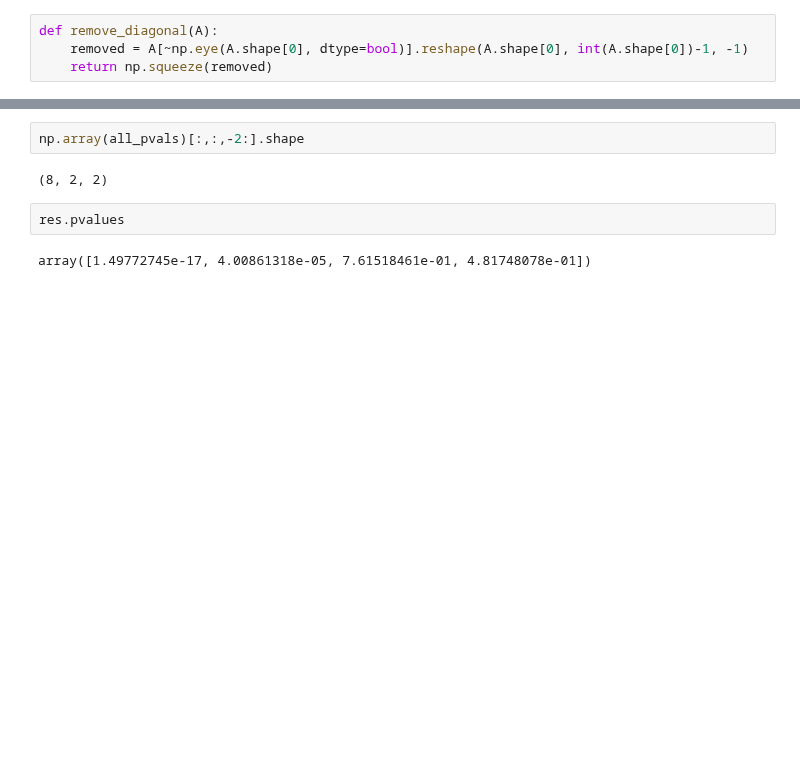
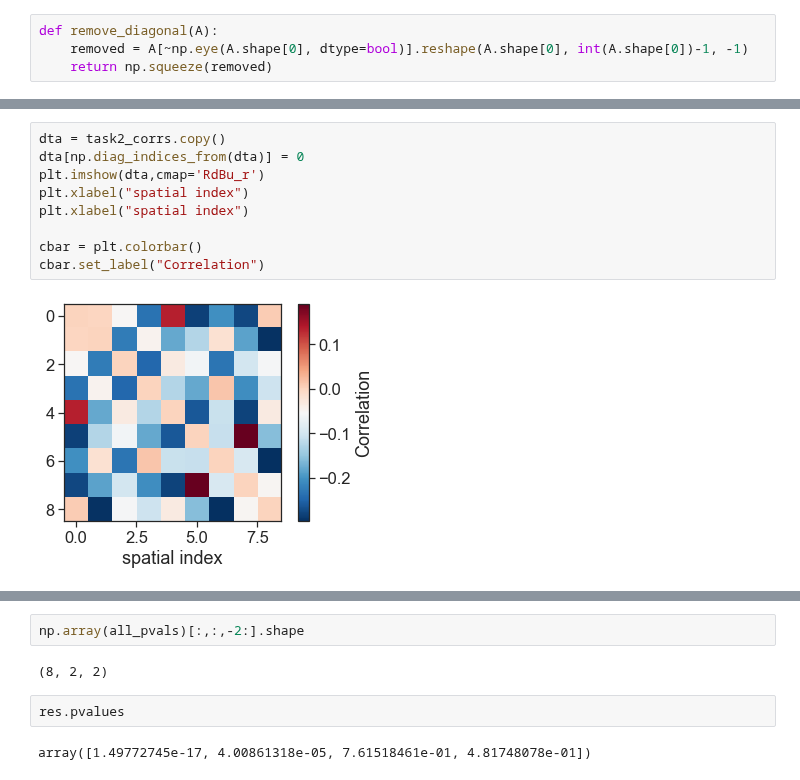
Before and after one commit to yves-weissenberger/ll_ephys, a Jupyter notebook: ephys_notebooks/RSA_task_distance.ipynb, the cells around one changed output, grey strips where cells are left out. Saved outputs shown, nothing was run; the diff lists cells and outputs as text; blank space fills up the shorter version.

```diff
--- a/ephys_notebooks/RSA_task_distance.ipynb
+++ b/ephys_notebooks/RSA_task_distance.ipynb
@@ -417,3 +382,14 @@ np.mean(msr0[:,0])
+# %%
+dta = task2_corrs.copy()
+dta[np.diag_indices_from(dta)] = 0
+plt.imshow(dta,cmap='RdBu_r')
+plt.xlabel("spatial index")
+plt.xlabel("spatial index")
+
+cbar = plt.colorbar()
+cbar.set_label("Correlation")
+# %% [output]
+[figure, added]
 # %%
 plt.figure(figsize=(12,4))
 plt.subplot(1,2,1)
```
Also changed, not shown: parts of 43 cells of this notebook, 6 other files.
